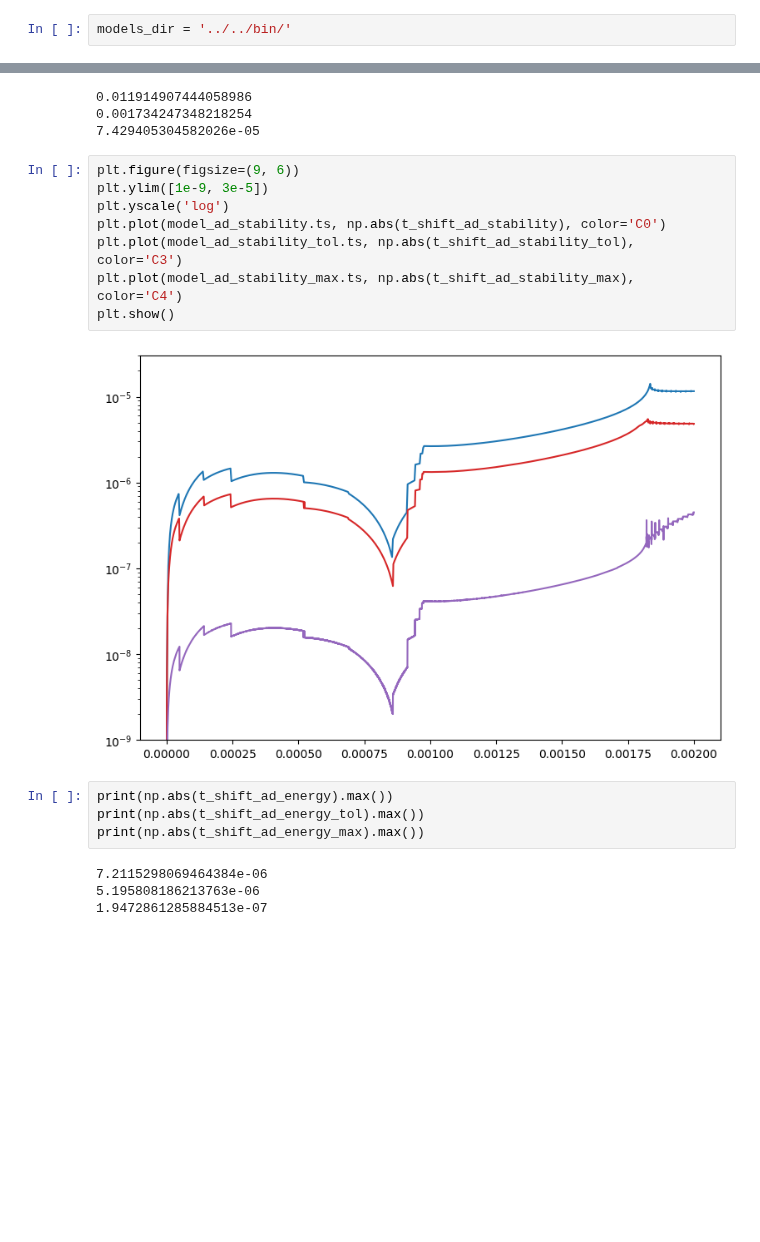
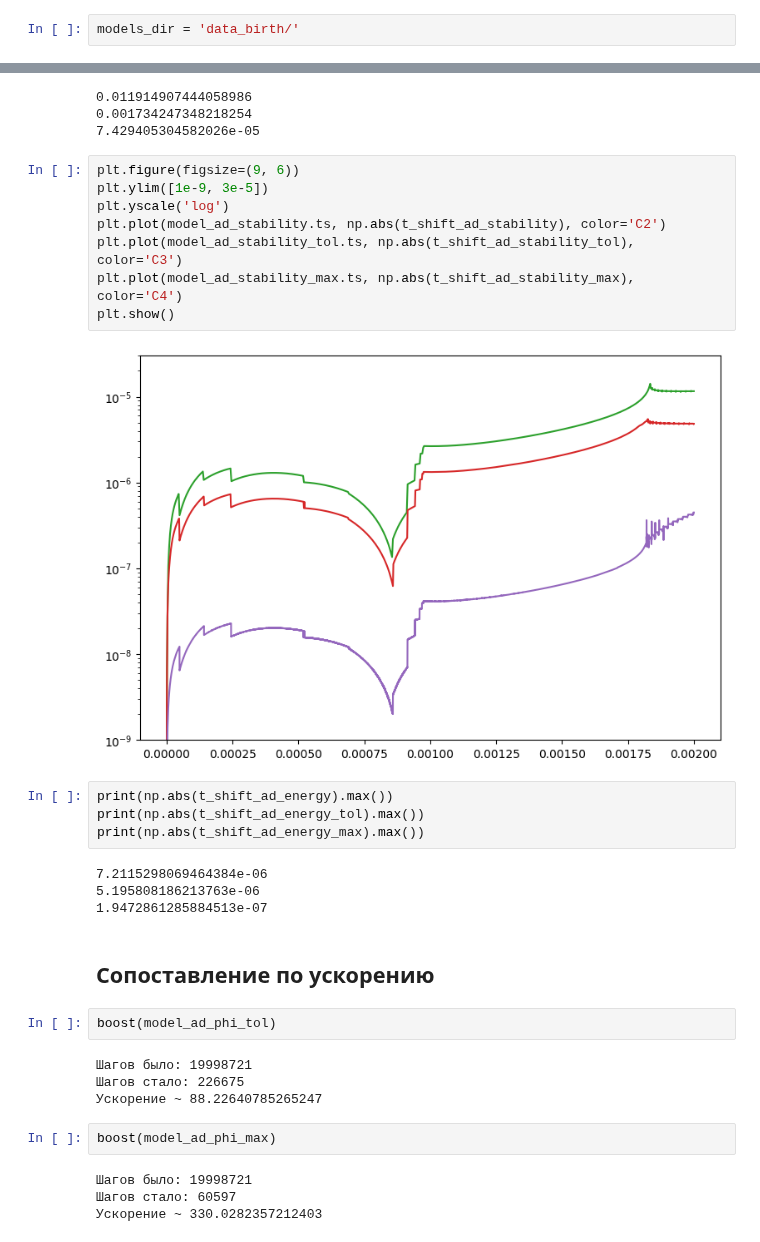
Before and after one commit to ponomarevandr/disruption, a Jupyter notebook: model_tuning/experiments/time_step/adaptation_birth.ipynb, the cells around one changed output, grey strips where cells are left out. Saved outputs shown, nothing was run; the diff lists cells and outputs as text; blank space fills up the shorter version.

```diff
--- a/model_tuning/experiments/time_step/adaptation_birth.ipynb
+++ b/model_tuning/experiments/time_step/adaptation_birth.ipynb
@@ -22,7 +22,7 @@ from norms import *
 
 %matplotlib inline
 # %%
-models_dir = '../../bin/'
+models_dir = 'data_birth/'
 # %%
 model = model_from_file(models_dir + 'model.csv')
 # %%
@@ -306,13 +306,13 @@ print(window_min(metric_ad_stability_max, k).max())
 # %%
 plt.figure(figsize=(9, 6))
 plt.ylim([1e-9, 3e-5])
 plt.yscale('log')
-plt.plot(model_ad_stability.ts, np.abs(t_shift_ad_stability), color='C0')
+plt.plot(model_ad_stability.ts, np.abs(t_shift_ad_stability), color='C2')
 plt.plot(model_ad_stability_tol.ts, np.abs(t_shift_ad_stability_tol), color='C3')
 plt.plot(model_ad_stability_max.ts, np.abs(t_shift_ad_stability_max), color='C4')
 plt.show()
 # %% [output]
-[figure, old version]
+[figure, new version]
 # %%
 print(np.abs(t_shift_ad_energy).max())
 print(np.abs(t_shift_ad_energy_tol).max())
@@ -321,3 +321,17 @@ print(np.abs(t_shift_ad_energy_max).max())
 7.2115298069464384e-06
 5.195808186213763e-06
 1.9472861285884513e-07
+# %% [markdown]
+## Сопоставление по ускорению
+# %%
+boost(model_ad_phi_tol)
+# %% [output]
+Шагов было: 19998721
+Шагов стало: 226675
+Ускорение ~ 88.22640785265247
+# %%
+boost(model_ad_phi_max)
+# %% [output]
+Шагов было: 19998721
+Шагов стало: 60597
+Ускорение ~ 330.0282357212403
```
Also changed, not shown: parts of 18 cells of this notebook, 15 other files.
